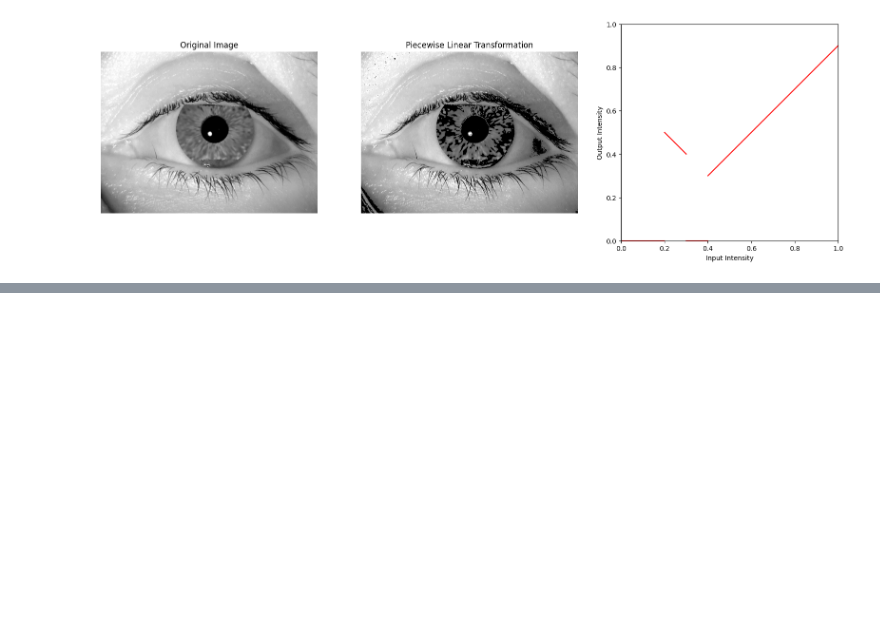
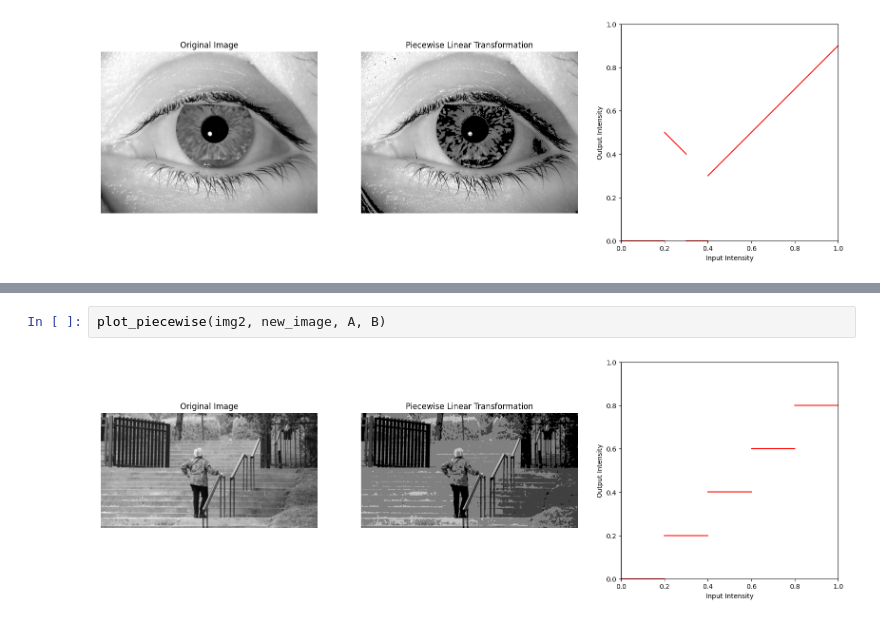
Before and after one commit to bhavberi/DIP-Assignments, a Jupyter notebook: src/5.ipynb, the cells around one changed output, grey strips where cells are left out. Saved outputs shown, nothing was run; the diff lists cells and outputs as text; blank space fills up the shorter version.

```diff
--- a/src/5.ipynb
+++ b/src/5.ipynb
@@ -124,0 +141,4 @@ plot_piecewise(img1, new_image, A, B)
+# %%
+plot_piecewise(img2, new_image, A, B)
+# %% [output]
+[figure, added]
```
Also changed, not shown: parts of 8 cells of this notebook.
